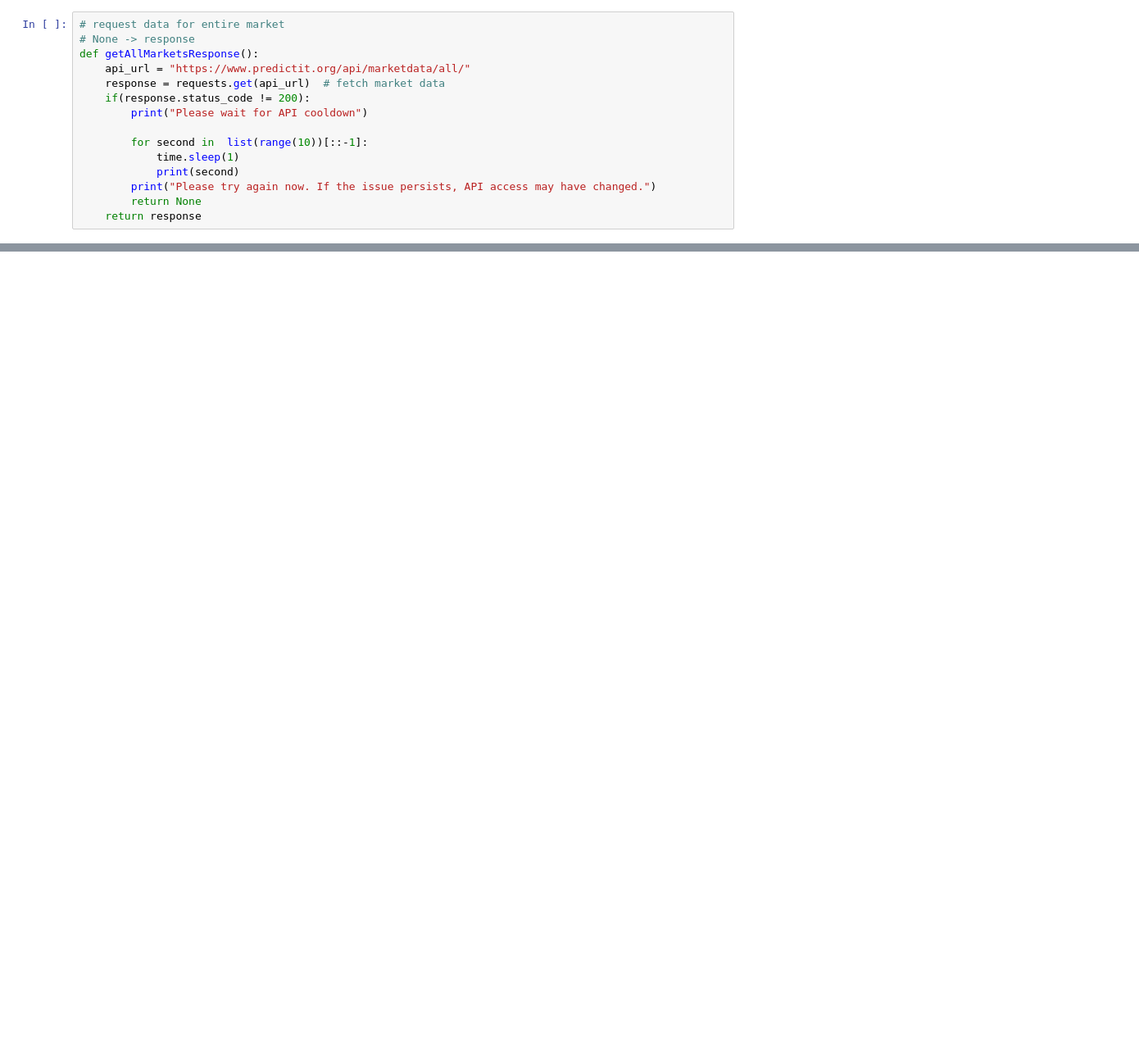
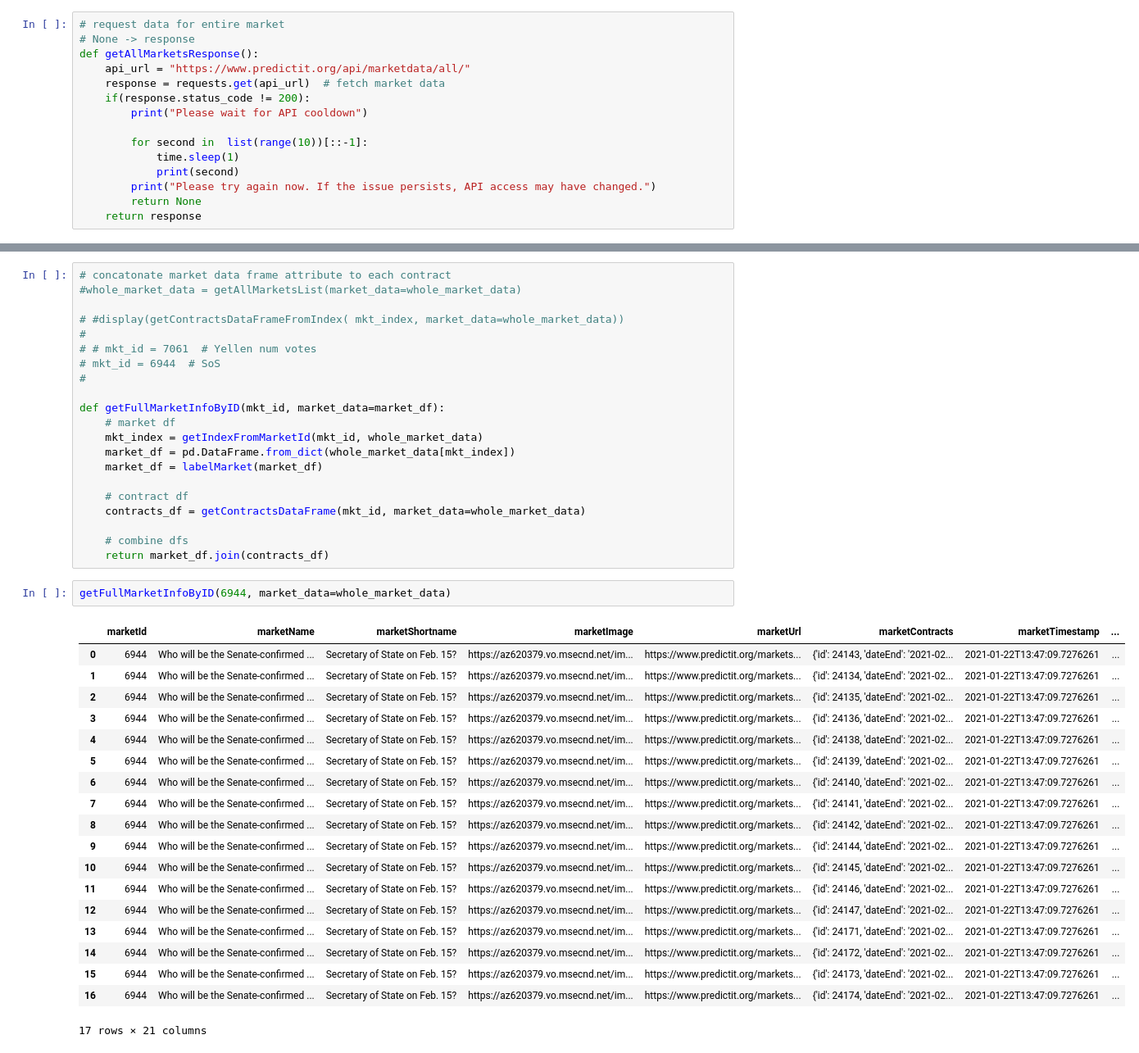
Before and after one commit to SpectralTheorem/predictit-tools, a Jupyter notebook: API Wrapper.ipynb, the cells around one changed output, grey strips where cells are left out. Shown at 82% size. Drawn from its saved outputs; the diff is of its cells as text; blank space fills up the shorter version.

Commit message:
market data consolidated with individual contract data

```diff
--- a/API Wrapper.ipynb
+++ b/API Wrapper.ipynb
@@ -186,0 +203,43 @@ def labelMarket(df) -> pd.DataFrame:
+# %%
+# concatonate market data frame attribute to each contract
+#whole_market_data = getAllMarketsList(market_data=whole_market_data)
+
+# #display(getContractsDataFrameFromIndex( mkt_index, market_data=whole_market_data))
+#
+# # mkt_id = 7061  # Yellen num votes
+# mkt_id = 6944  # SoS
+#
+
+def getFullMarketInfoByID(mkt_id, market_data=market_df):
+    # market df
+    mkt_index = getIndexFromMarketId(mkt_id, whole_market_data)
+    market_df = pd.DataFrame.from_dict(whole_market_data[mkt_index])
+    market_df = labelMarket(market_df)
+
+    # contract df
+    contracts_df = getContractsDataFrame(mkt_id, market_data=whole_market_data)
+
+    # combine dfs
+    return market_df.join(contracts_df)
+# %%
+getFullMarketInfoByID(6944, market_data=whole_market_data)
+# %% [output]
+|  | marketId | marketName | marketShortname | marketImage | marketUrl | marketContracts | marketTimestamp | ... |
+| 0 | 6944 | Who will be the Senate-confirmed ... | Secretary of State on Feb. 15? | https://az620379.vo.msecnd.net/im... | https://www.predictit.org/markets... | {'id': 24143, 'dateEnd': '2021-02... | 2021-01-22T13:47:09.7276261 | ... |
+| 1 | 6944 | Who will be the Senate-confirmed ... | Secretary of State on Feb. 15? | https://az620379.vo.msecnd.net/im... | https://www.predictit.org/markets... | {'id': 24134, 'dateEnd': '2021-02... | 2021-01-22T13:47:09.7276261 | ... |
+| 2 | 6944 | Who will be the Senate-confirmed ... | Secretary of State on Feb. 15? | https://az620379.vo.msecnd.net/im... | https://www.predictit.org/markets... | {'id': 24135, 'dateEnd': '2021-02... | 2021-01-22T13:47:09.7276261 | ... |
+| 3 | 6944 | Who will be the Senate-confirmed ... | Secretary of State on Feb. 15? | https://az620379.vo.msecnd.net/im... | https://www.predictit.org/markets... | {'id': 24136, 'dateEnd': '2021-02... | 2021-01-22T13:47:09.7276261 | ... |
+| 4 | 6944 | Who will be the Senate-confirmed ... | Secretary of State on Feb. 15? | https://az620379.vo.msecnd.net/im... | https://www.predictit.org/markets... | {'id': 24138, 'dateEnd': '2021-02... | 2021-01-22T13:47:09.7276261 | ... |
+| 5 | 6944 | Who will be the Senate-confirmed ... | Secretary of State on Feb. 15? | https://az620379.vo.msecnd.net/im... | https://www.predictit.org/markets... | {'id': 24139, 'dateEnd': '2021-02... | 2021-01-22T13:47:09.7276261 | ... |
+| 6 | 6944 | Who will be the Senate-confirmed ... | Secretary of State on Feb. 15? | https://az620379.vo.msecnd.net/im... | https://www.predictit.org/markets... | {'id': 24140, 'dateEnd': '2021-02... | 2021-01-22T13:47:09.7276261 | ... |
+| 7 | 6944 | Who will be the Senate-confirmed ... | Secretary of State on Feb. 15? | https://az620379.vo.msecnd.net/im... | https://www.predictit.org/markets... | {'id': 24141, 'dateEnd': '2021-02... | 2021-01-22T13:47:09.7276261 | ... |
+| 8 | 6944 | Who will be the Senate-confirmed ... | Secretary of State on Feb. 15? | https://az620379.vo.msecnd.net/im... | https://www.predictit.org/markets... | {'id': 24142, 'dateEnd': '2021-02... | 2021-01-22T13:47:09.7276261 | ... |
+| 9 | 6944 | Who will be the Senate-confirmed ... | Secretary of State on Feb. 15? | https://az620379.vo.msecnd.net/im... | https://www.predictit.org/markets... | {'id': 24144, 'dateEnd': '2021-02... | 2021-01-22T13:47:09.7276261 | ... |
+| 10 | 6944 | Who will be the Senate-confirmed ... | Secretary of State on Feb. 15? | https://az620379.vo.msecnd.net/im... | https://www.predictit.org/markets... | {'id': 24145, 'dateEnd': '2021-02... | 2021-01-22T13:47:09.7276261 | ... |
+| 11 | 6944 | Who will be the Senate-confirmed ... | Secretary of State on Feb. 15? | https://az620379.vo.msecnd.net/im... | https://www.predictit.org/markets... | {'id': 24146, 'dateEnd': '2021-02... | 2021-01-22T13:47:09.7276261 | ... |
+| 12 | 6944 | Who will be the Senate-confirmed ... | Secretary of State on Feb. 15? | https://az620379.vo.msecnd.net/im... | https://www.predictit.org/markets... | {'id': 24147, 'dateEnd': '2021-02... | 2021-01-22T13:47:09.7276261 | ... |
+| 13 | 6944 | Who will be the Senate-confirmed ... | Secretary of State on Feb. 15? | https://az620379.vo.msecnd.net/im... | https://www.predictit.org/markets... | {'id': 24171, 'dateEnd': '2021-02... | 2021-01-22T13:47:09.7276261 | ... |
+| 14 | 6944 | Who will be the Senate-confirmed ... | Secretary of State on Feb. 15? | https://az620379.vo.msecnd.net/im... | https://www.predictit.org/markets... | {'id': 24172, 'dateEnd': '2021-02... | 2021-01-22T13:47:09.7276261 | ... |
+| 15 | 6944 | Who will be the Senate-confirmed ... | Secretary of State on Feb. 15? | https://az620379.vo.msecnd.net/im... | https://www.predictit.org/markets... | {'id': 24173, 'dateEnd': '2021-02... | 2021-01-22T13:47:09.7276261 | ... |
+| 16 | 6944 | Who will be the Senate-confirmed ... | Secretary of State on Feb. 15? | https://az620379.vo.msecnd.net/im... | https://www.predictit.org/markets... | {'id': 24174, 'dateEnd': '2021-02... | 2021-01-22T13:47:09.7276261 | ... |
+17 rows × 21 columns
```
Also changed, not shown: parts of 6 cells of this notebook.
